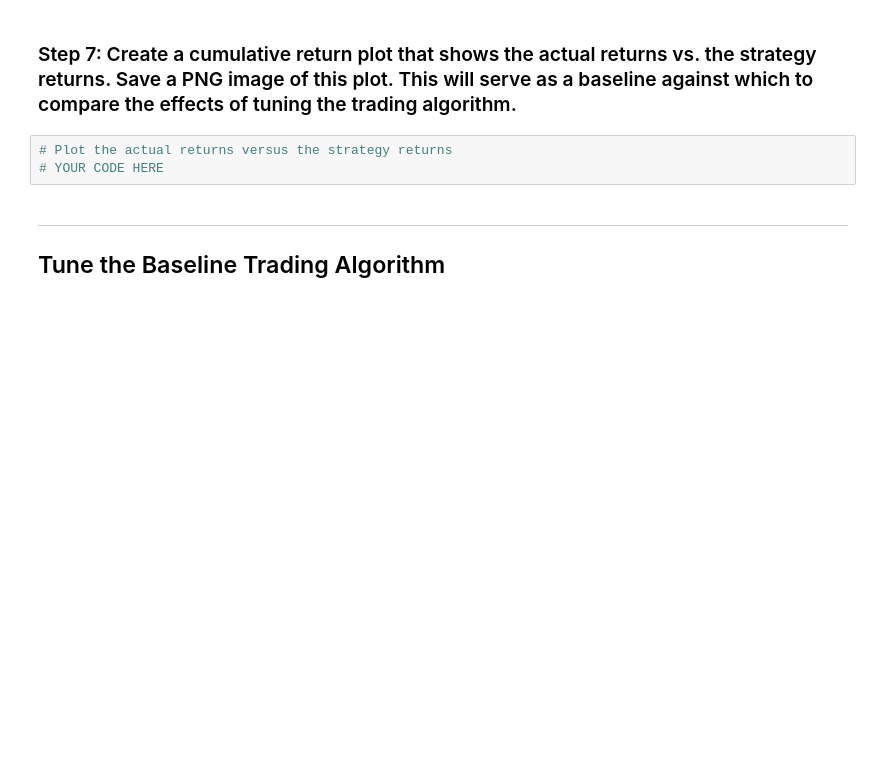
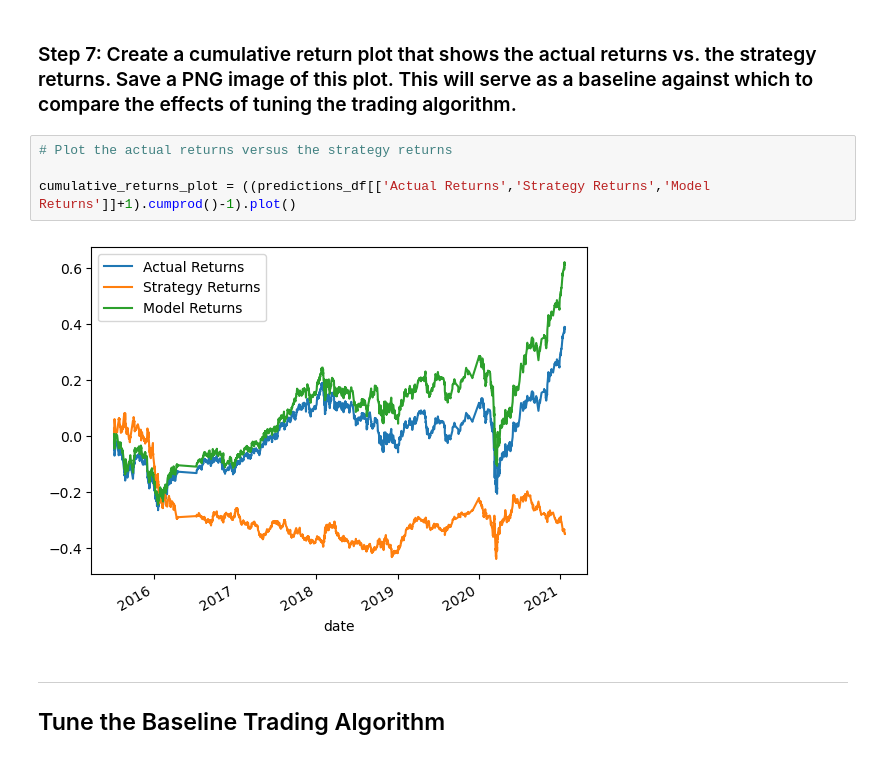
Before and after one commit to Forte42/Machine_Learning_Trading_Bot, a Jupyter notebook: machine_learning_trading_bot.ipynb, the cells around one changed output. Drawn from its saved outputs; the diff is of its cells as text; blank space fills up the shorter version.

```diff
--- a/machine_learning_trading_bot.ipynb
+++ b/machine_learning_trading_bot.ipynb
@@ -379,7 +384,10 @@ display(predictions_df.tail())
 ### Step 7: Create a cumulative return plot that shows the actual returns vs. the strategy returns. Save a PNG image of this plot. This will serve as a baseline against which to compare the effects of tuning the trading algorithm.
 # %%
 # Plot the actual returns versus the strategy returns
-# YOUR CODE HERE
+
+cumulative_returns_plot = ((predictions_df[['Actual Returns','Strategy Returns','Model Returns']]+1).cumprod()-1).plot()
+# %% [output]
+[figure, added]
 # %% [markdown]
 ---
 
```
Also changed, not shown: parts of 3 cells of this notebook.
